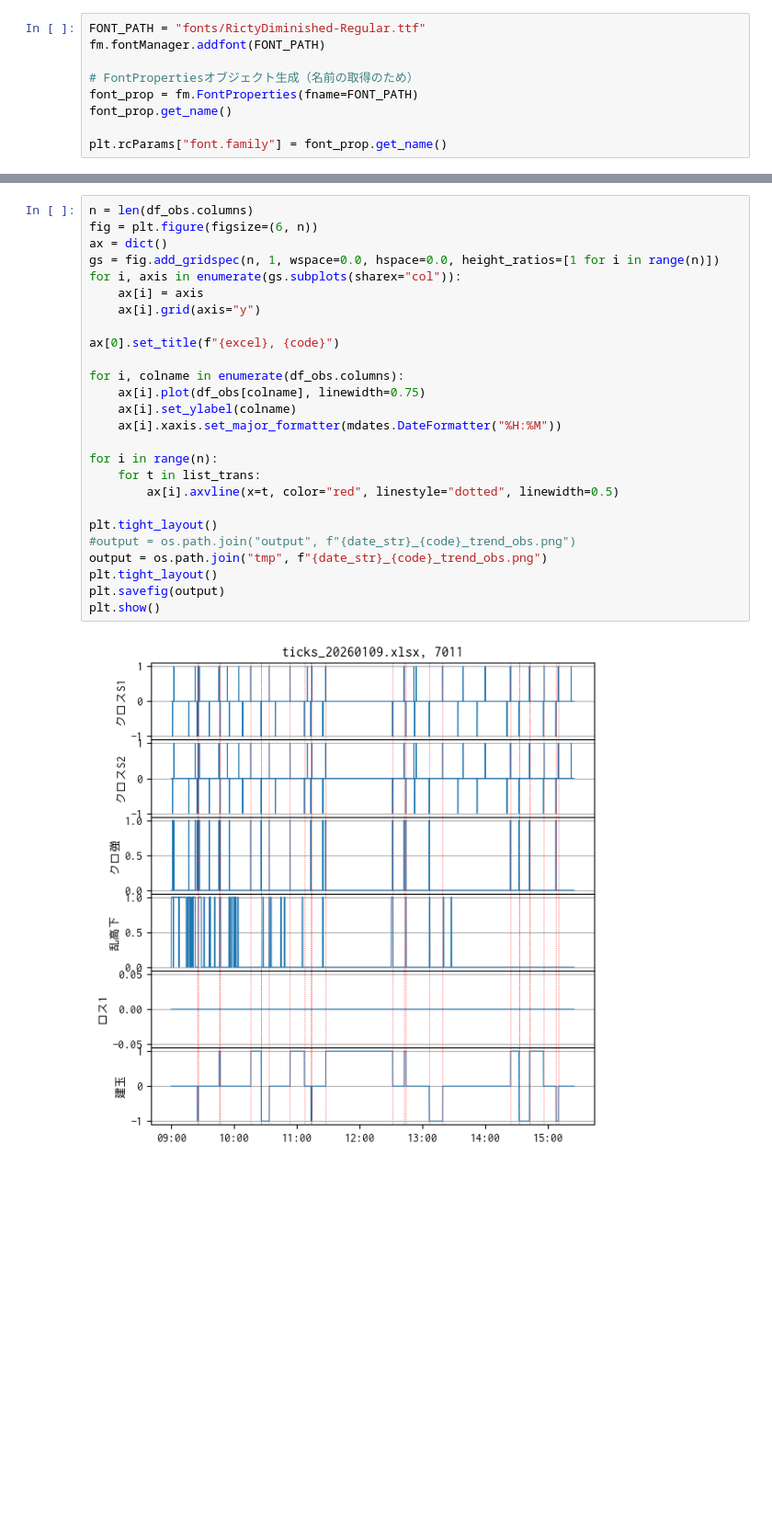
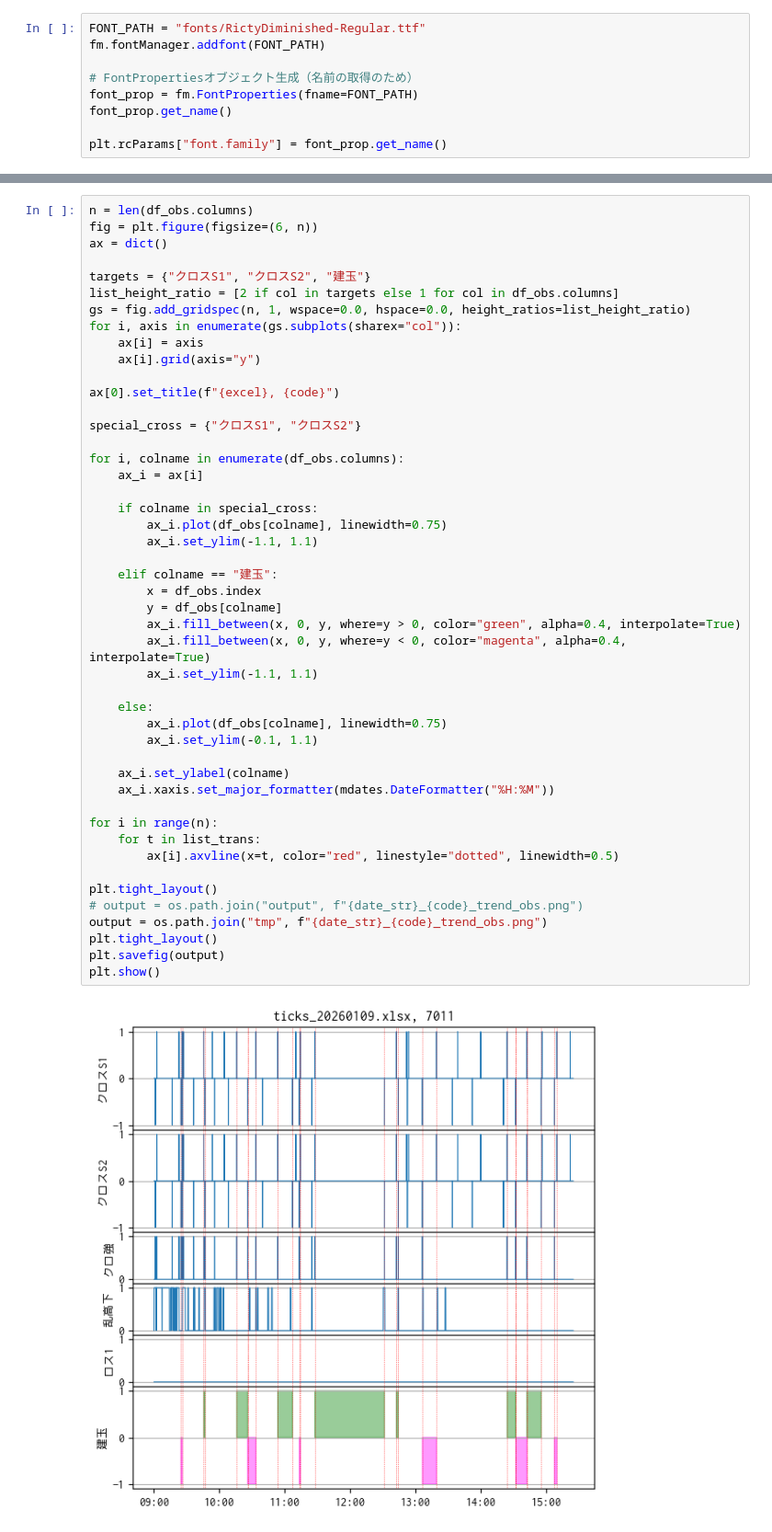
Before and after one commit to bitwalk123/kabuto, a Jupyter notebook: disciple.ipynb, the cells around one changed output, grey strips where cells are left out. Shown at 92% size. Drawn from its saved outputs; the diff is of its cells as text; blank space fills up the shorter version.

```diff
--- a/disciple.ipynb
+++ b/disciple.ipynb
@@ -228,28 +228,49 @@ print(df_obs)
 # %%
 n = len(df_obs.columns)
 fig = plt.figure(figsize=(6, n))
 ax = dict()
-gs = fig.add_gridspec(n, 1, wspace=0.0, hspace=0.0, height_ratios=[1 for i in range(n)])
+
+targets = {"クロスS1", "クロスS2", "建玉"}
+list_height_ratio = [2 if col in targets else 1 for col in df_obs.columns]
+gs = fig.add_gridspec(n, 1, wspace=0.0, hspace=0.0, height_ratios=list_height_ratio)
 for i, axis in enumerate(gs.subplots(sharex="col")):
     ax[i] = axis
     ax[i].grid(axis="y")
 
 ax[0].set_title(f"{excel}, {code}")
 
+special_cross = {"クロスS1", "クロスS2"}
+
 for i, colname in enumerate(df_obs.columns):
-    ax[i].plot(df_obs[colname], linewidth=0.75)
-    ax[i].set_ylabel(colname)
-    ax[i].xaxis.set_major_formatter(mdates.DateFormatter("%H:%M"))
+    ax_i = ax[i]
+
+    if colname in special_cross:
+        ax_i.plot(df_obs[colname], linewidth=0.75)
+        ax_i.set_ylim(-1.1, 1.1)
+
+    elif colname == "建玉":
+        x = df_obs.index
+        y = df_obs[colname]
+        ax_i.fill_between(x, 0, y, where=y > 0, color="green", alpha=0.4, interpolate=True)
+        ax_i.fill_between(x, 0, y, where=y < 0, color="magenta", alpha=0.4, interpolate=True)
+        ax_i.set_ylim(-1.1, 1.1)
+
+    else:
+        ax_i.plot(df_obs[colname], linewidth=0.75)
+        ax_i.set_ylim(-0.1, 1.1)
+
+    ax_i.set_ylabel(colname)
+    ax_i.xaxis.set_major_formatter(mdates.DateFormatter("%H:%M"))
 
 for i in range(n):
     for t in list_trans:
         ax[i].axvline(x=t, color="red", linestyle="dotted", linewidth=0.5)
 
 plt.tight_layout()
-#output = os.path.join("output", f"{date_str}_{code}_trend_obs.png")
+# output = os.path.join("output", f"{date_str}_{code}_trend_obs.png")
 output = os.path.join("tmp", f"{date_str}_{code}_trend_obs.png")
 plt.tight_layout()
 plt.savefig(output)
 plt.show()
 # %% [output]
-[figure, old version]
+[figure, new version]
```
Also changed, not shown: parts of 3 cells of this notebook, 1 other file.
